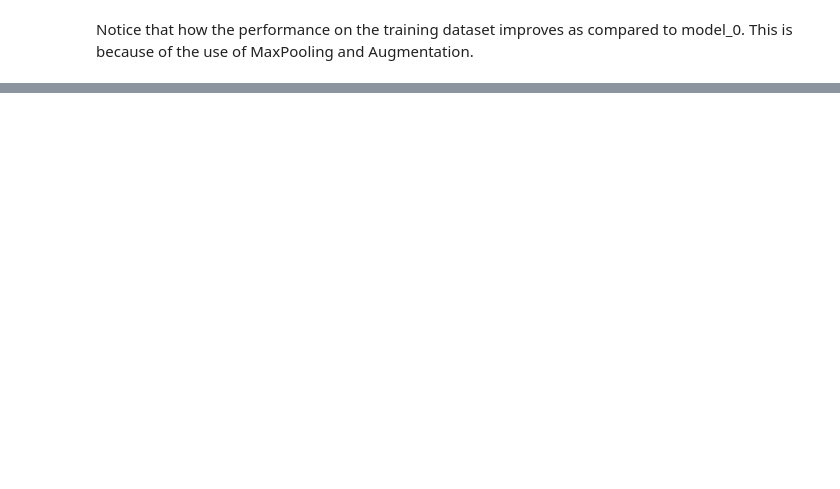
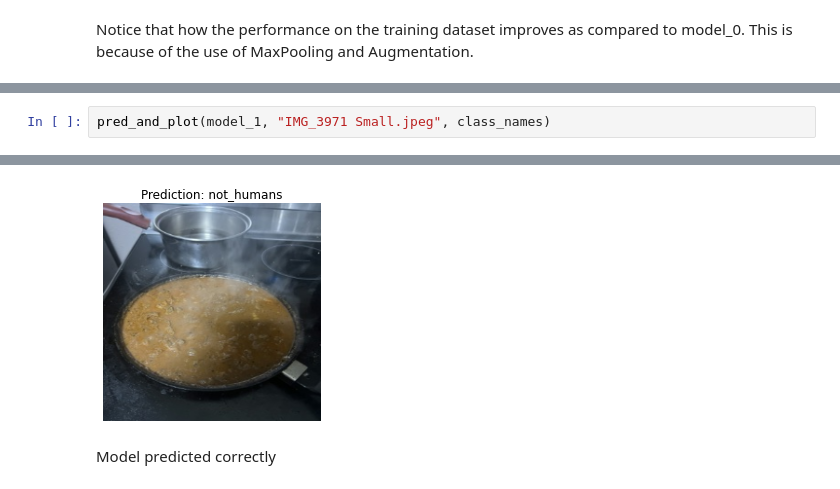
Before and after one commit to charles01george/02_Humans_or_Not, a Jupyter notebook: 02_Humans_or_Not_Humans.ipynb, the cells around one changed output, grey strips where cells are left out. Cells and saved outputs as stored; diff of their text form; blank space fills up the shorter version.

```diff
--- a/02_Humans_or_Not_Humans.ipynb
+++ b/02_Humans_or_Not_Humans.ipynb
@@ -378,0 +537,3 @@ print(class_names)
+# %%
+pred_and_plot(model_1, "IMG_3971 Small.jpeg", class_names)
+# %% [output]
@@ -378,0 +541,3 @@ print(class_names)
+[figure, added]
+# %% [markdown]
+Model predicted correctly
```
Also changed, not shown: parts of 35 cells of this notebook.
